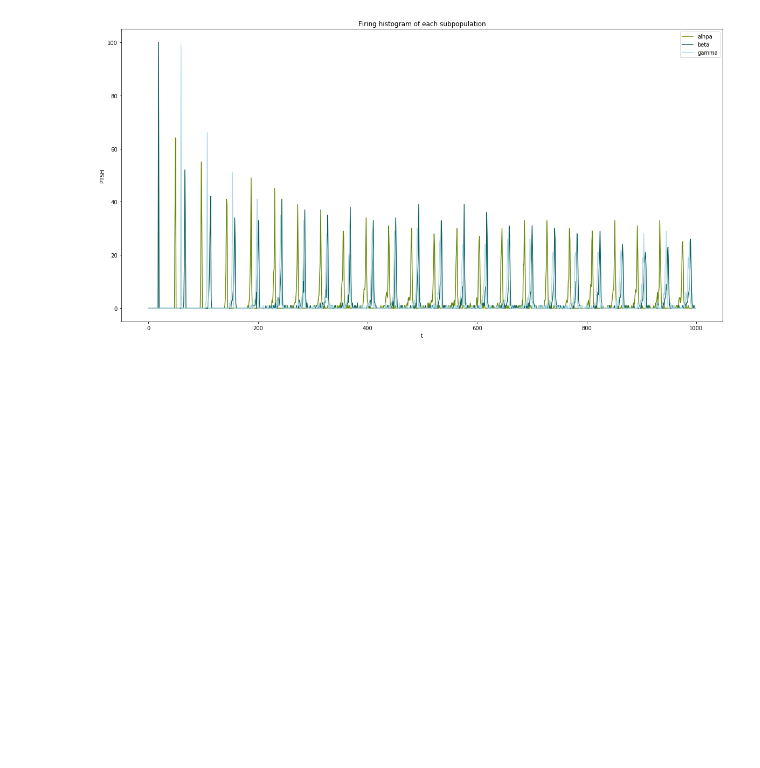
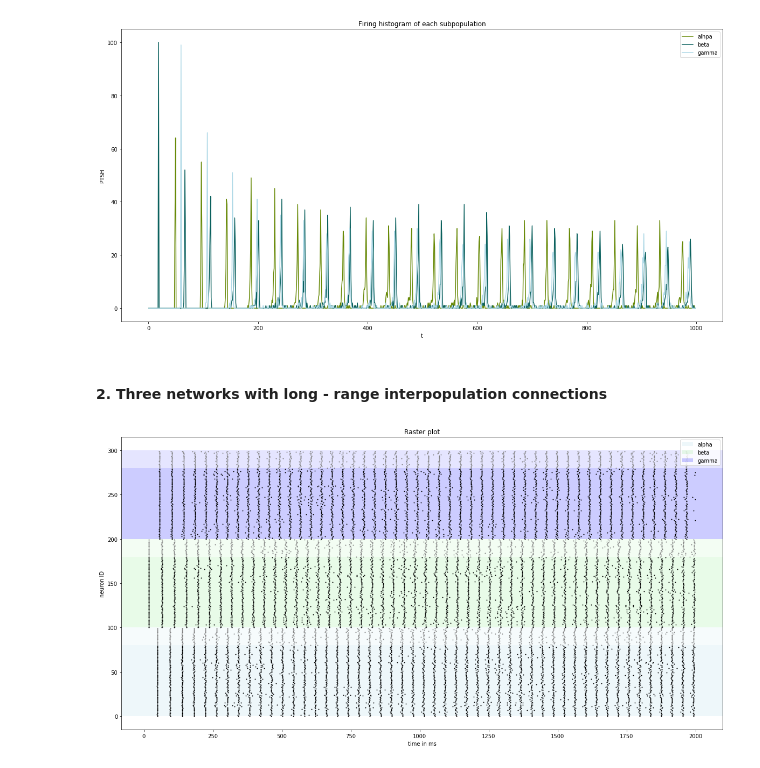
Before and after one commit to ndettmer/neuronal_synchrony_replication, a Jupyter notebook: Results.ipynb, the cells around one changed output. Saved outputs shown, nothing was run; the diff lists cells and outputs as text; code cells hidden in the pictures; blank space fills up the shorter version.

```diff
--- a/Results.ipynb
+++ b/Results.ipynb
@@ -226,3 +263,9 @@ coinc_hists(vm1)
 firing_hists(sd1)
 # %% [output]
 [figure]
+# %% [markdown]
+#### 2. Three networks with long - range interpopulation connections
+# %%
+raster_plot(sd2)
+# %% [output]
+[figure, added]
```
Also changed, not shown: parts of 34 cells of this notebook.
